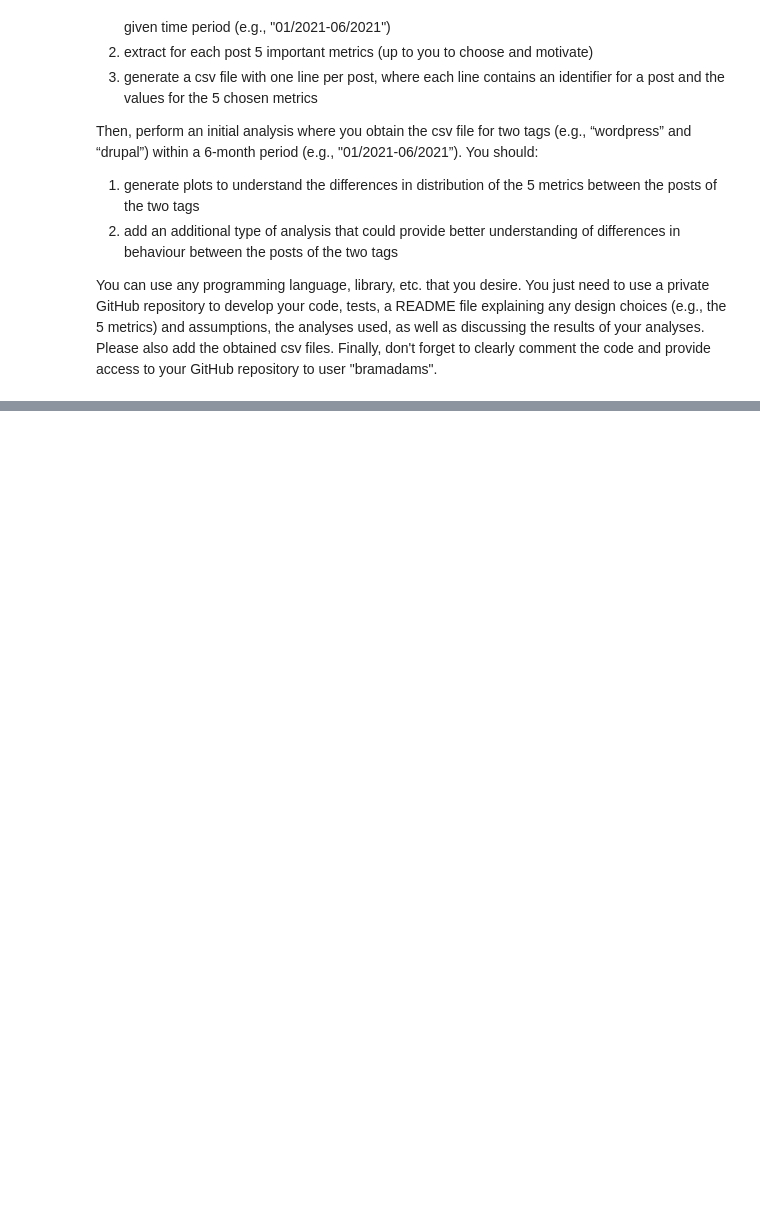
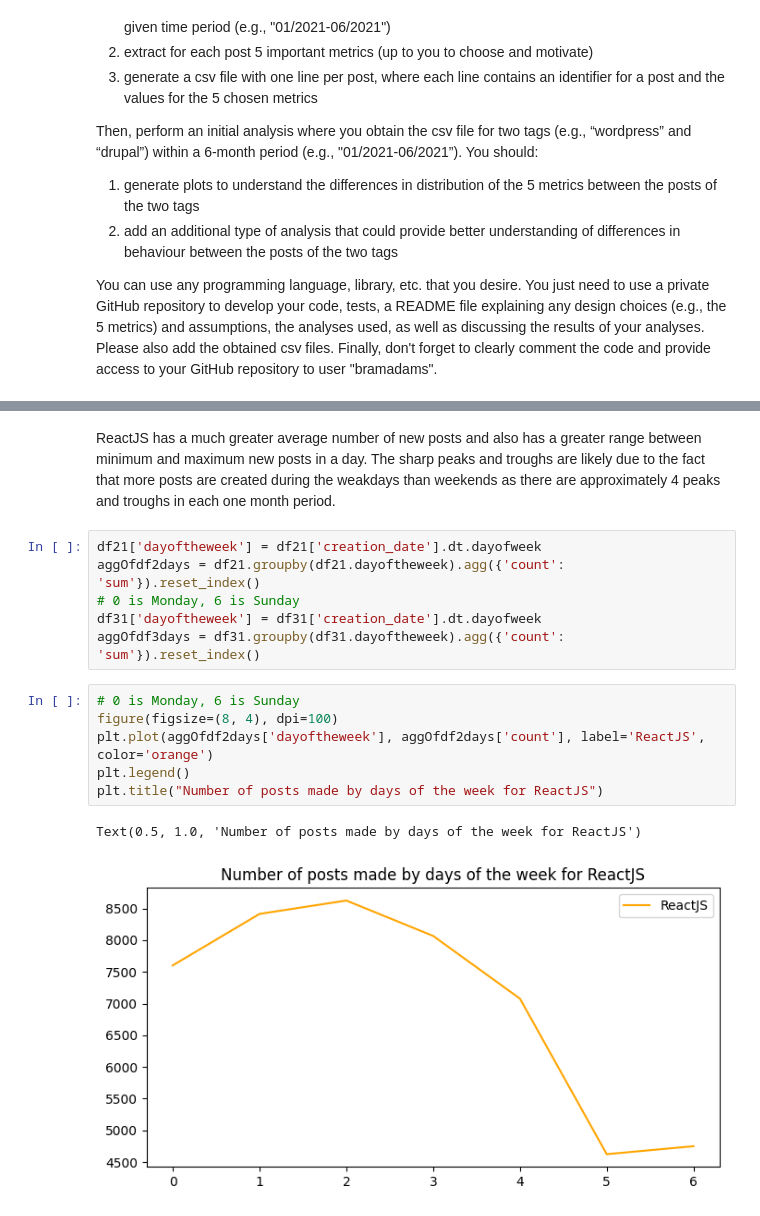
Before and after one commit to NomiPeaceMaker/StackOverflowAnalysis4Queens, a Jupyter notebook: StackOverflowDataAnalysis.ipynb, the cells around one changed output, grey strips where cells are left out. Cells and saved outputs as stored; diff of their text form; blank space fills up the shorter version.

```diff
--- a/StackOverflowDataAnalysis.ipynb
+++ b/StackOverflowDataAnalysis.ipynb
@@ -15,0 +212,17 @@ I am getting the posts from https://www.kaggle.com/stackoverflow/stackoverflow?s
+# %% [markdown]
+ReactJS has a much greater average number of new posts and also has a greater range between minimum and maximum new posts in a day. The sharp peaks and troughs are likely due to the fact that more posts are created during the weakdays than weekends as there are approximately 4 peaks and troughs in each one month period.
+# %%
+df21['dayoftheweek'] = df21['creation_date'].dt.dayofweek
+aggOfdf2days = df21.groupby(df21.dayoftheweek).agg({'count': 'sum'}).reset_index()
+# 0 is Monday, 6 is Sunday
+df31['dayoftheweek'] = df31['creation_date'].dt.dayofweek
+aggOfdf3days = df31.groupby(df31.dayoftheweek).agg({'count': 'sum'}).reset_index()
+# %%
+# 0 is Monday, 6 is Sunday
+figure(figsize=(8, 4), dpi=100)
+plt.plot(aggOfdf2days['dayoftheweek'], aggOfdf2days['count'], label='ReactJS', color='orange')
+plt.legend()
+plt.title("Number of posts made by days of the week for ReactJS")
+# %% [output]
+Text(0.5, 1.0, 'Number of posts made by days of the week for ReactJS')
+[figure, added]
```
Also changed, not shown: parts of 68 cells of this notebook.
